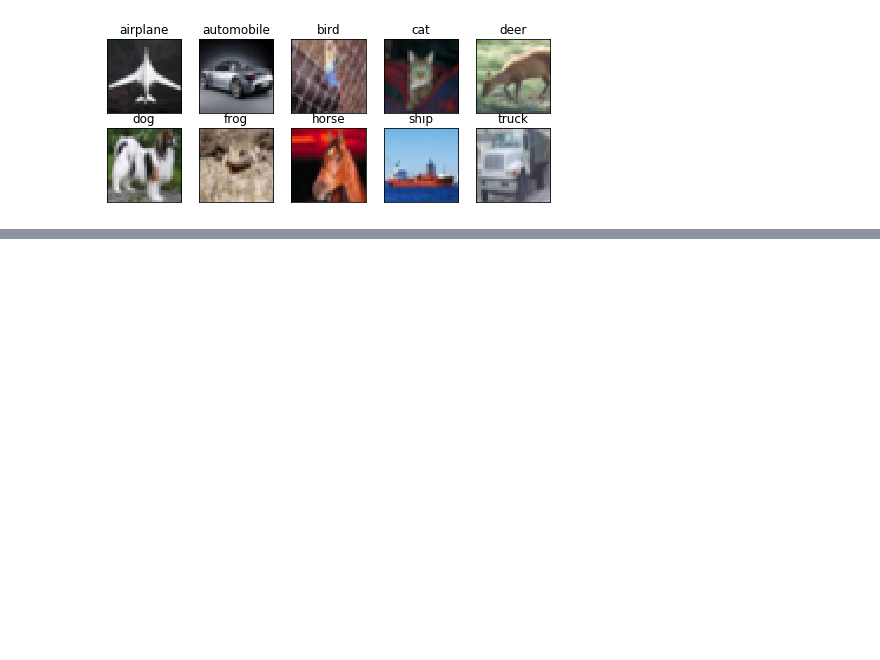
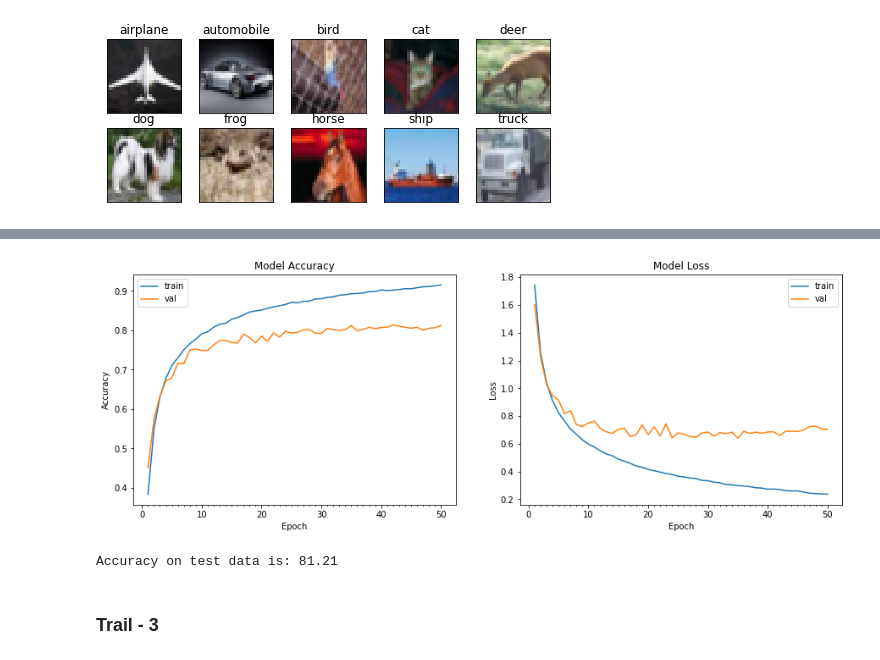
Before and after one commit to vamsigp/EIP-4, a Jupyter notebook: wk_3/S3_Assignment_6.ipynb, the cells around one changed output, grey strips where cells are left out. Saved outputs shown, nothing was run; the diff lists cells and outputs as text; code cells hidden in the pictures; blank space fills up the shorter version.

```diff
--- a/wk_3/S3_Assignment_6.ipynb
+++ b/wk_3/S3_Assignment_6.ipynb
@@ -186,0 +294,40 @@ Accuracy on test data is: 83.05
+# %%
+m4 = Sequential()
+
+# Block 1
+m4.add(SeparableConv2D(filters=32, kernel_size=(3,3),padding='same', activation='relu', input_shape=(32, 32, 3))) # 32
+m4.add(BatchNormalization())
+m4.add(SeparableConv2D(filters=64, kernel_size=(3,3), padding='same', activation='relu')) # 32
+m4.add(BatchNormalization())
+m4.add(SeparableConv2D(filters=128, kernel_size=(3,3), activation='relu')) # 30
+m4.add(BatchNormalization())
+m4.add(MaxPooling2D(pool_size=2)) #15
+m4.add(Dropout(0.1))
+
+# Block 2
+m4.add(SeparableConv2D(filters=32, kernel_size=(3,3),padding='same', activation='relu')) # 15
+m4.add(BatchNormalization())
+m4.add(SeparableConv2D(filters=64, kernel_size=(3,3), padding='same', activation='relu')) # 15
+m4.add(BatchNormalization())
+m4.add(SeparableConv2D(filters=128, kernel_size=(3,3), activation='relu')) # 13
+m4.add(BatchNormalization())
+m4.add(MaxPooling2D(pool_size=2)) # 6
+m4.add(Dropout(0.1))
+
+# block 3
+m4.add(SeparableConv2D(filters=32, kernel_size=(3, 3),padding='same', activation='relu')) #6
+m4.add(BatchNormalization())
+m4.add(SeparableConv2D(filters=64, kernel_size=(3, 3), padding='same', activation='relu')) #6
+m4.add(BatchNormalization())
+m4.add(SeparableConv2D(filters=128, kernel_size=(3, 3), activation='relu')) #4
+m4.add(BatchNormalization())
+m4.add(MaxPooling2D(pool_size=(2, 2))) #2
+m4.add(Dropout(0.1))
+
+# check if the below can be done using SeperableConv@D
+m4.add(Convolution2D(num_classes, 2))
+
+m4.add(GlobalAveragePooling2D())
+m4.add(Activation('softmax'))
+
+m4.compile(optimizer='adam', loss='categorical_crossentropy', metrics=['accuracy'])
@@ -186,0 +354,3 @@ Accuracy on test data is: 83.05
+# %%
+train_model(m4)
+# %% [output]
@@ -186,0 +374,4 @@ Accuracy on test data is: 83.05
+[figure, added]
+Accuracy on test data is: 81.21
+# %% [markdown]
+### Trail - 3
```
Also changed, not shown: parts of 26 cells of this notebook.
